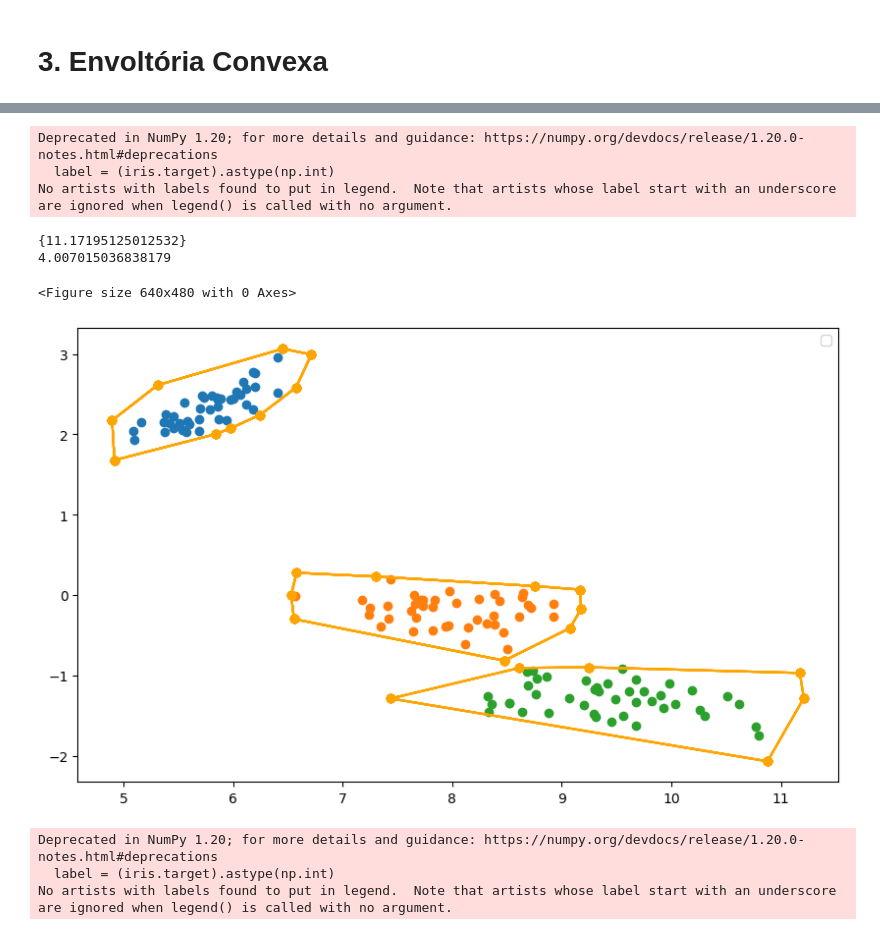
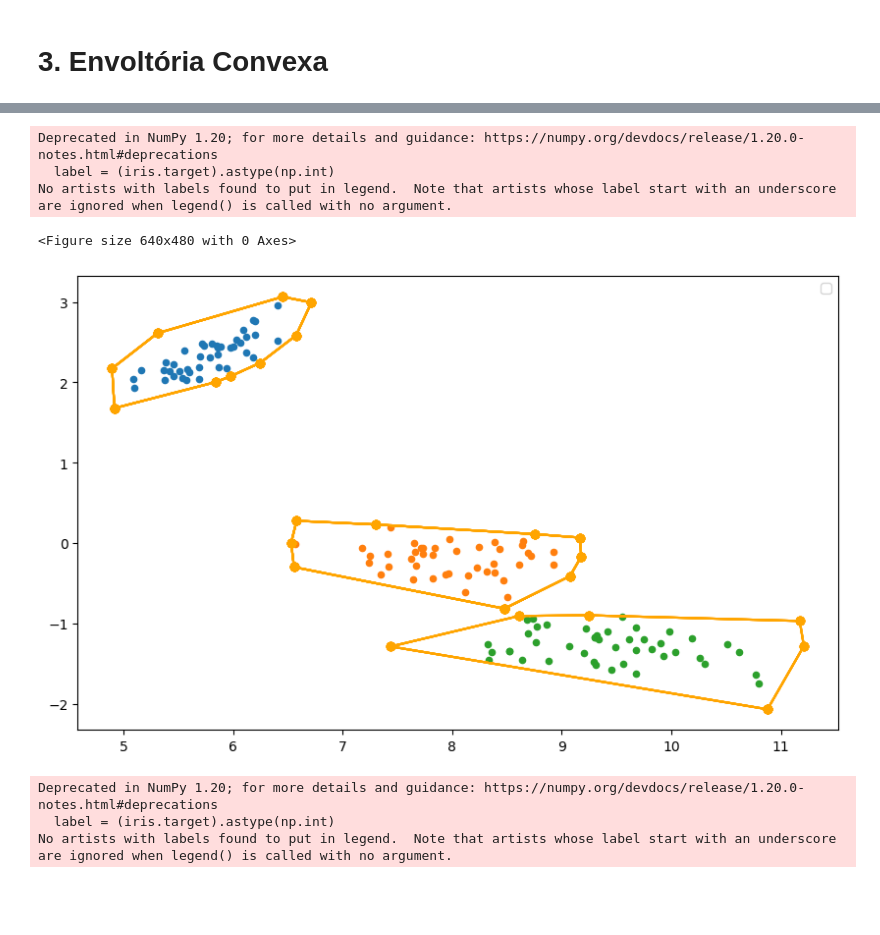
Before and after one commit to milenamoreira/geometria-computacional, a Jupyter notebook: Cópia_de_TPALG2_V1 (1).ipynb, the cells around one changed output, grey strips where cells are left out. Saved outputs shown, nothing was run; the diff lists cells and outputs as text; code cells hidden in the pictures; blank space fills up the shorter version.

```diff
--- a/Cópia_de_TPALG2_V1 (1).ipynb
+++ b/Cópia_de_TPALG2_V1 (1).ipynb
@@ -77,31 +77,31 @@ def gift_wrapping(pontos):
 
     prox = (i_esquerda + 1) % len(pontos)
 
-    teste = (prox + 1) % len(pontos)
+    teste = 0
 
     envoltoria = [] #incializa envoltoria vazia
     envoltoria.append(p) # adiciona ponto mais à esquerda a envoltoria
 
     q = p
     while(True):
+        # calcula o prox ponto da envoltoria
         while(teste != len(pontos)):
-
             det = produto_vetorial(q, pontos[prox], pontos[teste])
-            if det < 0: # se for negativo, pontos[teste] tem o menor angulo polar
+            if det < 0: # se for negativo, pontos[teste] tem o menor angulo polar,sendo o prox ponto da envoltoria
                 prox = teste
+            # atualiza teste
             teste = teste+1;
 
         # se tivermos retornados a ancora, loop acaba
         if p == pontos[prox]:
             break
-        # se
-        elif teste == len(pontos):
-            teste = 0;
 
         # adiciona ponto a envoltoria
         envoltoria.append(pontos[prox])
+
         # atualiza variáveis
         q = pontos[prox]
         prox = (prox + 1) % len(pontos)
-        #teste = 0
+        teste = 0
+
     return envoltoria
@@ -115,7 +108,3 @@ print(len(list))
 # %%
 pontos = [Ponto(x, y) for x, y in data_points]
-for i in range(len(pontos)):
-    if pontos[i].x>11:
-        print({pontos[i].x}, {pontos[i].y}, i)
-
 envoltoria = gift_wrapping(pontos)
@@ -168,34 +132,32 @@ plt.show()
 # %%
 # testando envoltoria com a matriz bidimensional
 plt.clf()
 plt.figure(figsize = (10, 6))
 names = iris.target_names
 label = (iris.target).astype(np.int)
 colors = ['b','r','g']
 for i in range(len(names)):
     bucket = df_new[df_new['Target'] == i]
     bucket = bucket.iloc[:,[0,1]].values
     bucket_points = [Ponto(x, y) for x, y in bucket]
     envoltoria = gift_wrapping(bucket_points)
     Xs1 = [ponto.x for ponto in bucket_points]
     Ys1 = [ponto.y for ponto in bucket_points]
-    plt.scatter(Xs1, Ys1)
+    plt.scatter(Xs1, Ys1, s=20)
     Xs2 = [ponto.x for ponto in envoltoria]
     Ys2 = [ponto.y for ponto in envoltoria]
     Xs2.append(envoltoria[0].x)
     Ys2.append(envoltoria[0].y)
     for j in envoltoria:
         plt.plot(Xs2, Ys2, linestyle='-', marker='o', color='orange')
 plt.legend()
 plt.show()
 # %% [output]
 Deprecated in NumPy 1.20; for more details and guidance: https://numpy.org/devdocs/release/1.20.0-notes.html#deprecations
   label = (iris.target).astype(np.int)
 No artists with labels found to put in legend.  Note that artists whose label start with an underscore are ignored when legend() is called with no argument.
-{11.17195125012532}
-4.007015036838179
+<Figure size 640x480 with 0 Axes>
-<Figure size 640x480 with 0 Axes>
-[figure, old version]
+[figure, new version]
 # %%
 #testando envoltoria com matriz inteira
 plt.clf()
```
Also changed, not shown: parts of 5 cells of this notebook.
